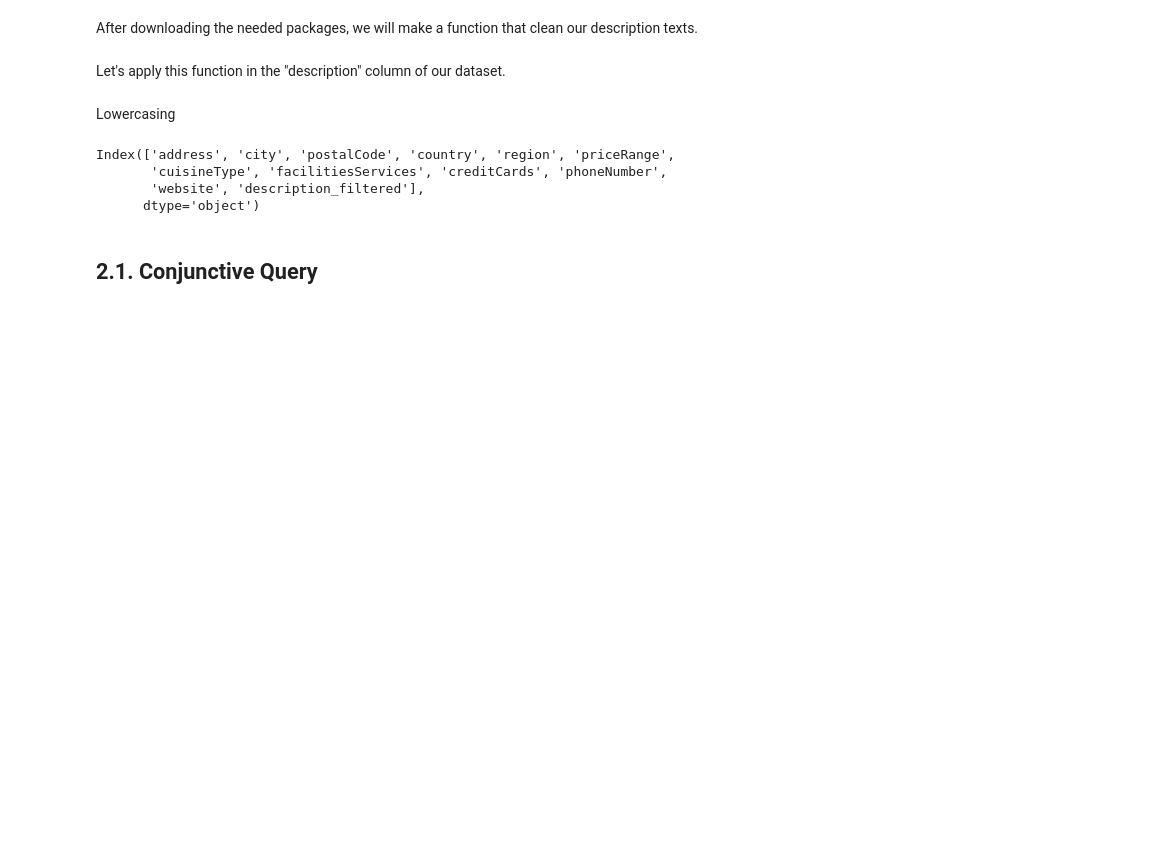
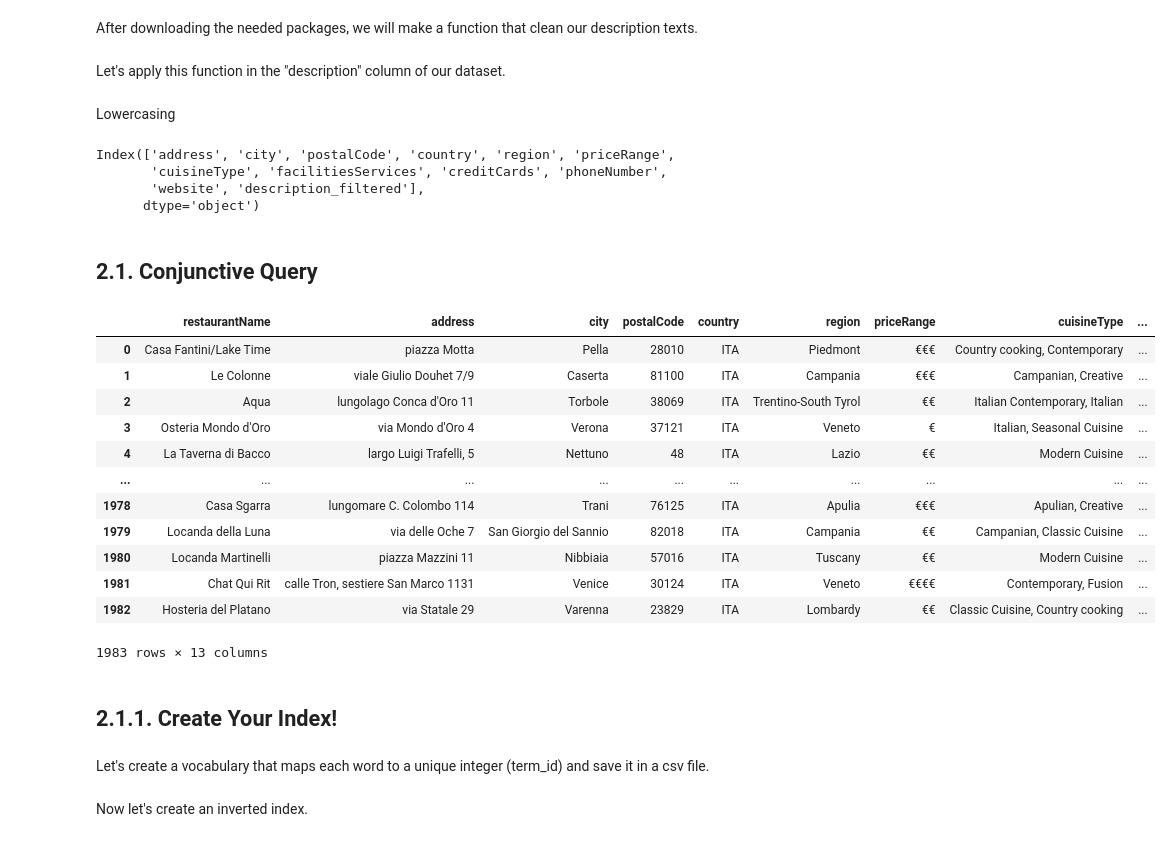
Before and after one commit to LinCannn/ADM-HW3, a Jupyter notebook: main.ipynb, the cells around one changed output. Cells and saved outputs as stored; diff of their text form; code cells hidden in the pictures; blank space fills up the shorter version.

```diff
--- a/main.ipynb
+++ b/main.ipynb
@@ -223,4 +226,24 @@ df.to_csv('restaurant_info_filtered', sep="\t")
 # %% [markdown]
 ## <strong> 2.1. Conjunctive Query
 # %%
-df = pd.read_table("dataset/restaurant_info_filtered")
+df = pd.read_table("dataset/restaurant_info_filtered.tsv")
+# %%
+df
+# %% [output]
+|  | restaurantName | address | city | postalCode | country | region | priceRange | cuisineType | ... |
+| 0 | Casa Fantini/Lake Time | piazza Motta | Pella | 28010 | ITA | Piedmont | €€€ | Country cooking, Contemporary | ... |
+| 1 | Le Colonne | viale Giulio Douhet 7/9 | Caserta | 81100 | ITA | Campania | €€€ | Campanian, Creative | ... |
+| 2 | Aqua | lungolago Conca d'Oro 11 | Torbole | 38069 | ITA | Trentino-South Tyrol | €€ | Italian Contemporary, Italian | ... |
+| 3 | Osteria Mondo d'Oro | via Mondo d'Oro 4 | Verona | 37121 | ITA | Veneto | € | Italian, Seasonal Cuisine | ... |
+| 4 | La Taverna di Bacco | largo Luigi Trafelli, 5 | Nettuno | 48 | ITA | Lazio | €€ | Modern Cuisine | ... |
+| ... | ... | ... | ... | ... | ... | ... | ... | ... | ... |
+| 1978 | Casa Sgarra | lungomare C. Colombo 114 | Trani | 76125 | ITA | Apulia | €€€ | Apulian, Creative | ... |
+| 1979 | Locanda della Luna | via delle Oche 7 | San Giorgio del Sannio | 82018 | ITA | Campania | €€ | Campanian, Classic Cuisine | ... |
+| 1980 | Locanda Martinelli | piazza Mazzini 11 | Nibbiaia | 57016 | ITA | Tuscany | €€ | Modern Cuisine | ... |
+| 1981 | Chat Qui Rit | calle Tron, sestiere San Marco 1131 | Venice | 30124 | ITA | Veneto | €€€€ | Contemporary, Fusion | ... |
+| 1982 | Hosteria del Platano | via Statale 29 | Varenna | 23829 | ITA | Lombardy | €€ | Classic Cuisine, Country cooking | ... |
+1983 rows × 13 columns
+# %% [markdown]
+## <strong> 2.1.1. Create Your Index!
+# %% [markdown]
+Let's create a vocabulary that maps each word to a unique integer (term_id) and save it in a csv file.
@@ -226,0 +267,2 @@ df = pd.read_table("dataset/restaurant_info_filtered")
+# %% [markdown]
+Now let's create an inverted index.
```
Also changed, not shown: parts of 9 cells of this notebook, 2 other files.
